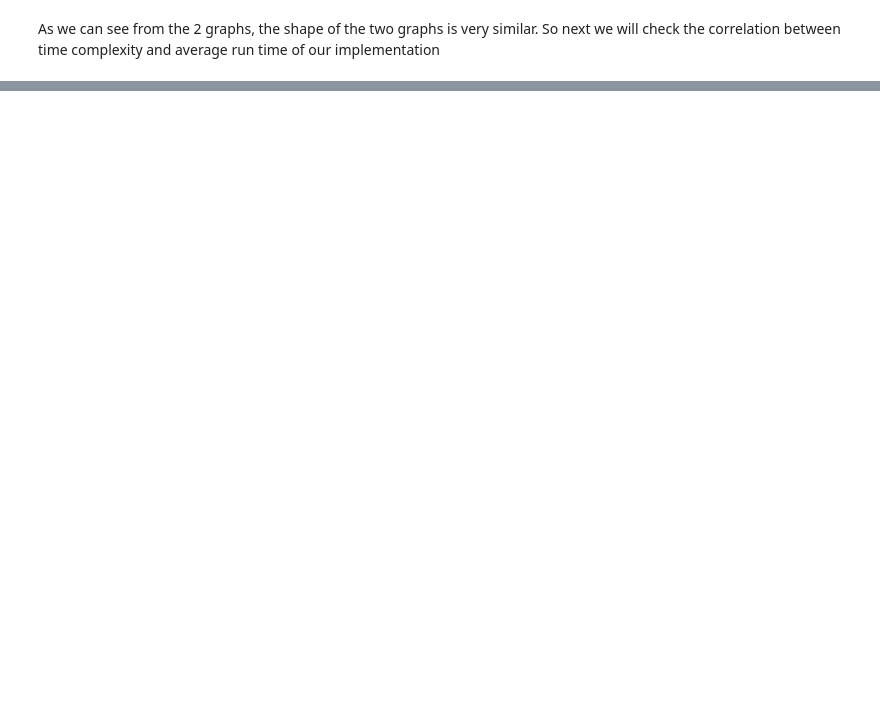
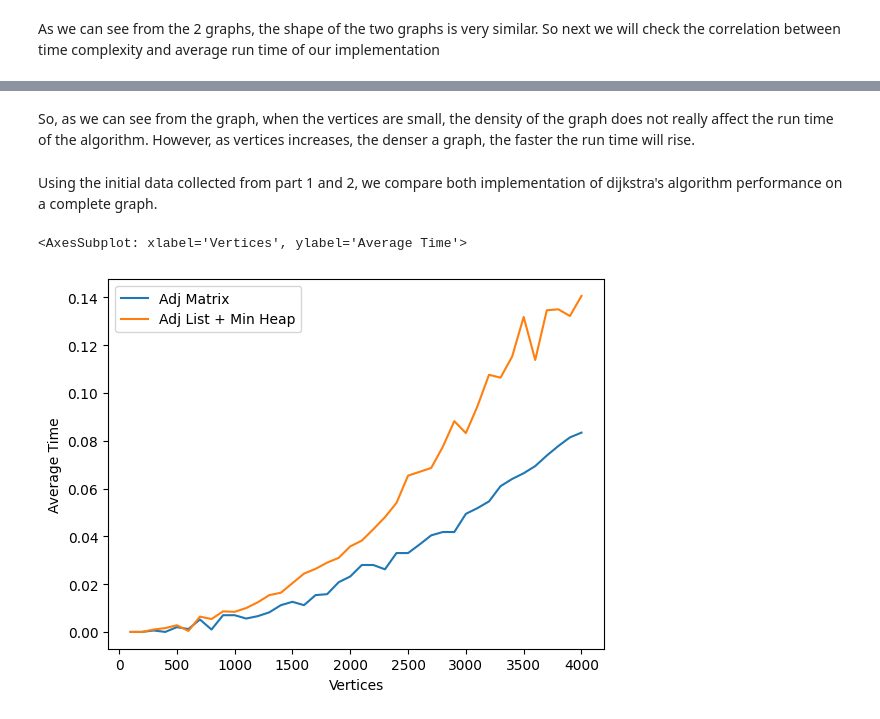
Before and after one commit to DennisDCCH/SC2001, a Jupyter notebook: Lab 2/Lab 2 Analysis.ipynb, the cells around one changed output, grey strips where cells are left out. Cells and saved outputs as stored; diff of their text form; code cells hidden in the pictures; blank space fills up the shorter version.

```diff
--- a/Lab 2/Lab 2 Analysis.ipynb
+++ b/Lab 2/Lab 2 Analysis.ipynb
@@ -74,0 +185,16 @@ This sugggests to us that our implementation is more likely to be correct.
+# %% [markdown]
+So, as we can see from the graph, when the vertices are small, the density of the graph does not really affect the run time of the algorithm. However, as vertices increases, the denser a graph, the faster the run time will rise.
+# %% [markdown]
+Using the initial data collected from part 1 and 2, we compare both implementation of dijkstra's algorithm performance on a complete graph.
+# %%
+sb.lineplot(x = "Vertices",
+            y = "Average Time",
+            label = "Adj Matrix",
+            data = empirical_results1)
+sb.lineplot(x = "Vertices (V)",
+            y = "Average Time",
+            label = "Adj List + Min Heap",
+            data = empirical_results2)
+# %% [output]
+<AxesSubplot: xlabel='Vertices', ylabel='Average Time'>
+[figure, added]
```
Also changed, not shown: parts of 24 cells of this notebook, 13 other files.
